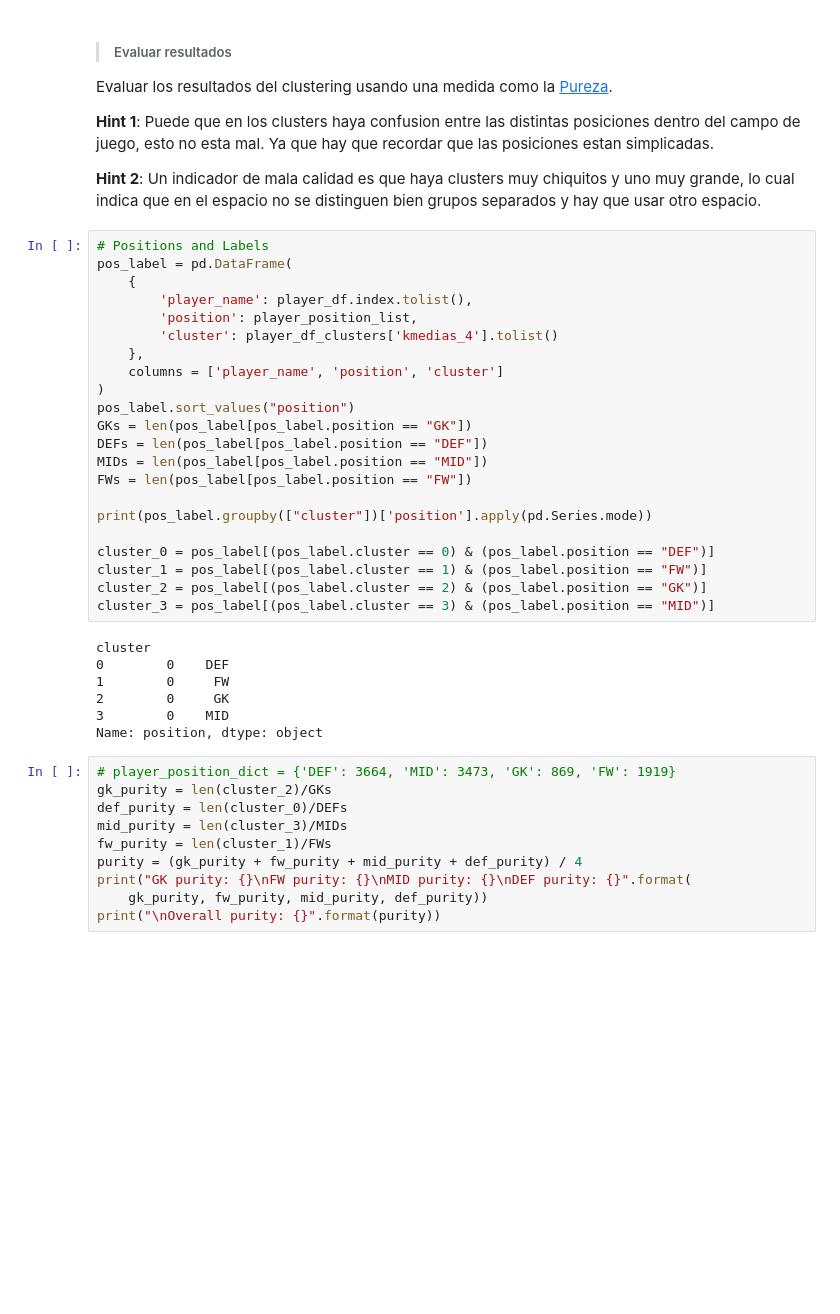
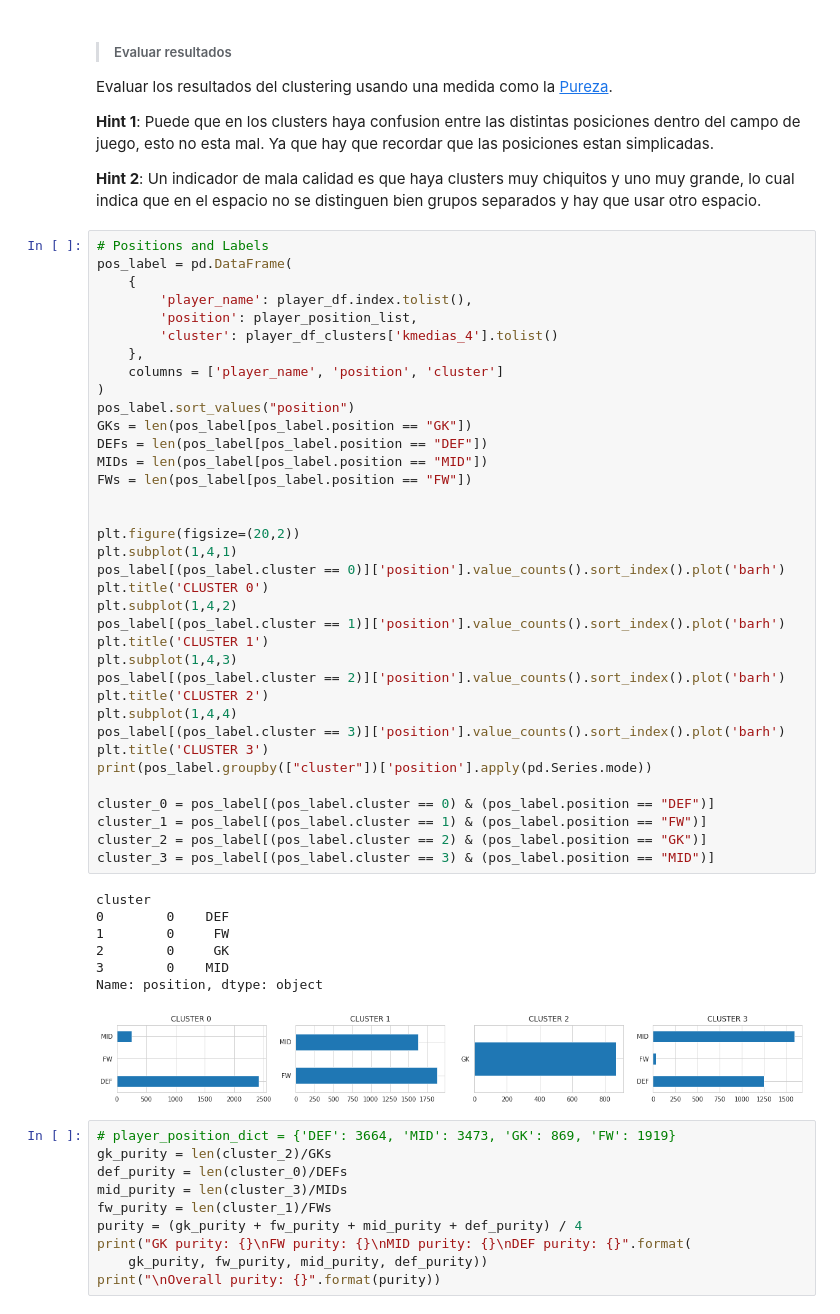
Before and after one commit to diplodatos2019/Mentoria_Aprendizaje_No_Supervisado, a Jupyter notebook: Gianfranco/Practico_ANS.ipynb, the cells around one changed output. Drawn from its saved outputs; the diff is of its cells as text; blank space fills up the shorter version.

Commit message:
Clustering using 4 subset1

```diff
--- a/Gianfranco/Practico_ANS.ipynb
+++ b/Gianfranco/Practico_ANS.ipynb
@@ -193,32 +193,47 @@ Evaluar los resultados del clustering usando una medida como la [Pureza](https:/
 # %%
 # Positions and Labels
 pos_label = pd.DataFrame(
     {
         'player_name': player_df.index.tolist(),
         'position': player_position_list,
         'cluster': player_df_clusters['kmedias_4'].tolist()
     },
     columns = ['player_name', 'position', 'cluster']
 )
 pos_label.sort_values("position")
 GKs = len(pos_label[pos_label.position == "GK"])
 DEFs = len(pos_label[pos_label.position == "DEF"])
 MIDs = len(pos_label[pos_label.position == "MID"])
 FWs = len(pos_label[pos_label.position == "FW"])
 
+
+plt.figure(figsize=(20,2))
+plt.subplot(1,4,1)
+pos_label[(pos_label.cluster == 0)]['position'].value_counts().sort_index().plot('barh')
+plt.title('CLUSTER 0')
+plt.subplot(1,4,2)
+pos_label[(pos_label.cluster == 1)]['position'].value_counts().sort_index().plot('barh')
+plt.title('CLUSTER 1')
+plt.subplot(1,4,3)
+pos_label[(pos_label.cluster == 2)]['position'].value_counts().sort_index().plot('barh')
+plt.title('CLUSTER 2')
+plt.subplot(1,4,4)
+pos_label[(pos_label.cluster == 3)]['position'].value_counts().sort_index().plot('barh')
+plt.title('CLUSTER 3')
 print(pos_label.groupby(["cluster"])['position'].apply(pd.Series.mode))
 
 cluster_0 = pos_label[(pos_label.cluster == 0) & (pos_label.position == "DEF")]
 cluster_1 = pos_label[(pos_label.cluster == 1) & (pos_label.position == "FW")]
 cluster_2 = pos_label[(pos_label.cluster == 2) & (pos_label.position == "GK")]
 cluster_3 = pos_label[(pos_label.cluster == 3) & (pos_label.position == "MID")]
 # %% [output]
 cluster
 0        0    DEF
 1        0     FW
 2        0     GK
 3        0    MID
 Name: position, dtype: object
+[figure, added]
 # %%
 # player_position_dict = {'DEF': 3664, 'MID': 3473, 'GK': 869, 'FW': 1919}
 gk_purity = len(cluster_2)/GKs
```
Also changed, not shown: parts of 5 cells of this notebook.
